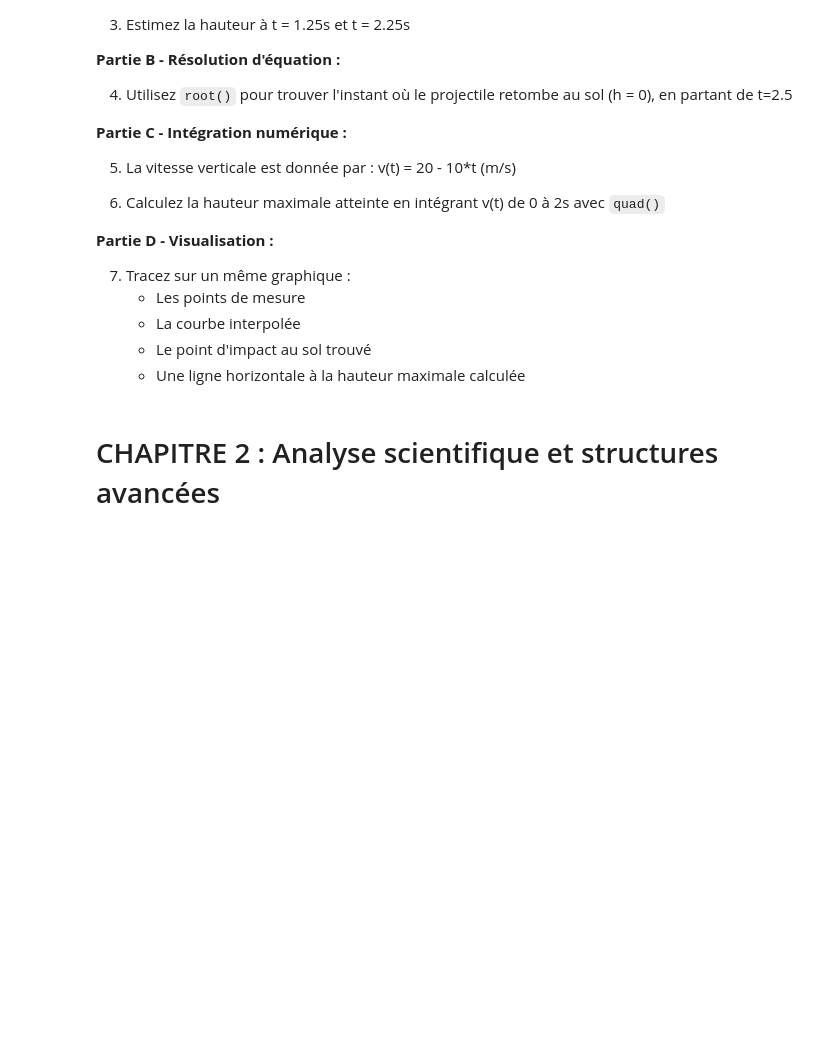
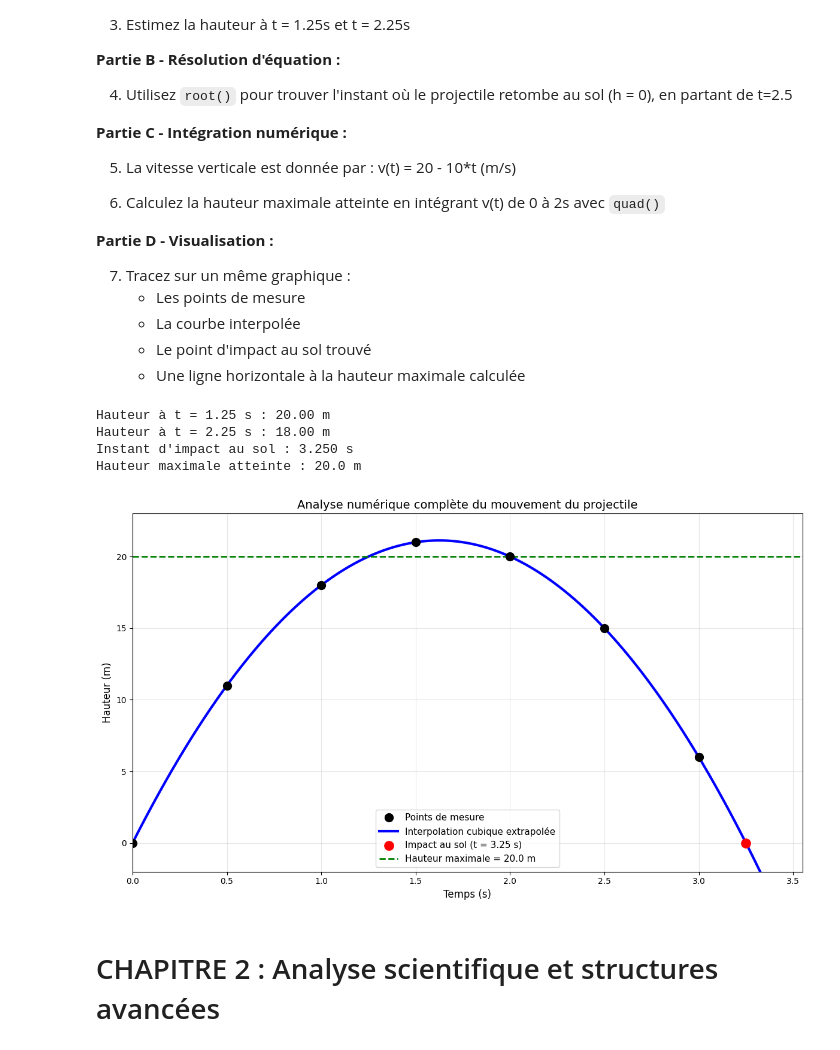
Before and after one commit to USMS-FPK-IA-GI-2025/controle-01-numpy-and-matplotlib-iris-Hajar120, a Jupyter notebook: exercices/exercices-pratiques-scipy.ipynb, the cells around one changed output. Drawn from its saved outputs; the diff is of its cells as text; code cells hidden in the pictures; blank space fills up the shorter version.

```diff
--- a/exercices/exercices-pratiques-scipy.ipynb
+++ b/exercices/exercices-pratiques-scipy.ipynb
@@ -219,6 +413,68 @@ Vous étudiez le mouvement d'un projectile. Ce problème mobilise plusieurs modu
    - La courbe interpolée
    - Le point d'impact au sol trouvé
    - Une ligne horizontale à la hauteur maximale calculée
+# %%
+import numpy as np
+from scipy import interpolate, optimize, integrate
+import matplotlib.pyplot as plt
+
+# Données de mesure
+t_mesure = np.array([0.0, 0.5, 1.0, 1.5, 2.0, 2.5, 3.0])
+h_mesure = np.array([0, 11, 18, 21, 20, 15, 6])
+
+# Interpolation cubique avec extrapolation autorisée (TRÈS IMPORTANT !)
+interp_cub = interpolate.interp1d(t_mesure, h_mesure,
+                                  kind='cubic',
+                                  fill_value="extrapolate")
+
+# Partie A : Hauteurs estimées
+print(f"Hauteur à t = 1.25 s : {interp_cub(1.25):.2f} m")
+print(f"Hauteur à t = 2.25 s : {interp_cub(2.25):.2f} m")
+
+# Partie B : Recherche de l'instant où h(t) = 0 (impact au sol)
+def h_interp(t):
+    return interp_cub(t)
+
+# Utilisation de root_scalar (pour fonction scalaire) avec un bracket large
+res = optimize.root_scalar(h_interp, bracket=[2.5, 4.0])
+t_impact = res.root
+print(f"Instant d'impact au sol : {t_impact:.3f} s")
+
+# Partie C : Hauteur maximale par intégration de la vitesse
+def vitesse(t):
+    return 20 - 10 * t  # v(t) = 20 - 10t
+
+h_max, _ = integrate.quad(vitesse, 0, 2.0)  # intégration jusqu'à v=0
+print(f"Hauteur maximale atteinte : {h_max:.1f} m")
+
+# Partie D : Visualisation complète
+t_dense = np.linspace(0, t_impact + 0.2, 400)
+
+plt.figure(figsize=(12, 7))
+plt.plot(t_mesure, h_mesure, 'o', markersize=10, color='black', label='Points de mesure', zorder=5)
+plt.plot(t_dense, interp_cub(t_dense), linewidth=3, color='blue', label='Interpolation cubique extrapolée')
+
+# Point d'impact
+plt.scatter(t_impact, 0, color='red', s=120, zorder=6, label=f'Impact au sol (t = {t_impact:.2f} s)')
+
+# Ligne hauteur maximale
+plt.axhline(h_max, color='green', linestyle='--', linewidth=2, label=f'Hauteur maximale = {h_max:.1f} m')
+
+plt.xlabel('Temps (s)', fontsize=12)
+plt.ylabel('Hauteur (m)', fontsize=12)
+plt.title('Analyse numérique complète du mouvement du projectile', fontsize=14)
+plt.legend(fontsize=11)
+plt.grid(True, alpha=0.3)
+plt.xlim(0, t_impact + 0.3)
+plt.ylim(-2, 23)
+plt.tight_layout()
+plt.show()
+# %% [output]
+Hauteur à t = 1.25 s : 20.00 m
+Hauteur à t = 2.25 s : 18.00 m
+Instant d'impact au sol : 3.250 s
+Hauteur maximale atteinte : 20.0 m
+[figure, added]
 # %% [markdown]
 # CHAPITRE 2 : Analyse scientifique et structures avancées
 # %% [markdown]
```
Also changed, not shown: parts of 11 cells of this notebook.
